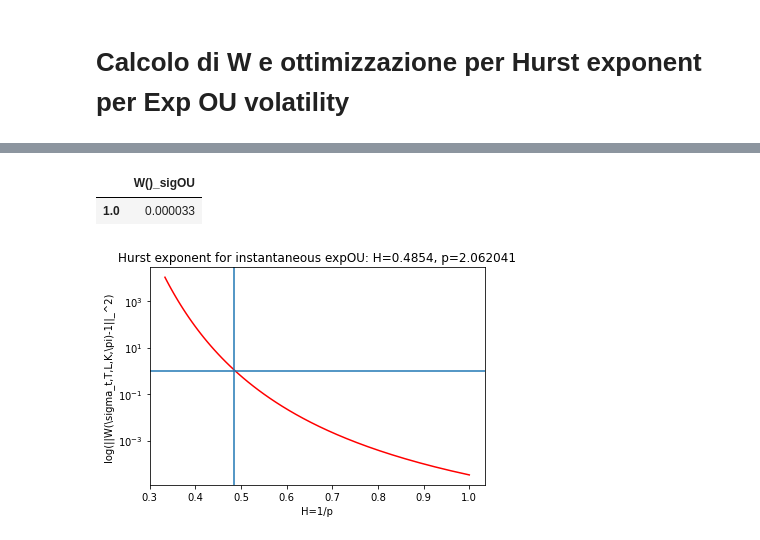
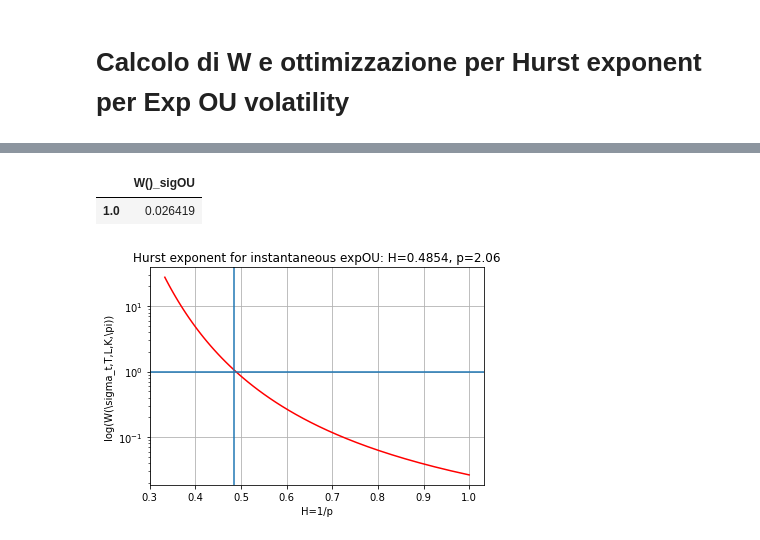
Before and after one commit to macrandrea/RoughVolArtOrArtefact, a Jupyter notebook: Hurst_P-varGIT.ipynb, the cells around one changed output, grey strips where cells are left out. Saved outputs shown, nothing was run; the diff lists cells and outputs as text; code cells hidden in the pictures.

```diff
--- a/Hurst_P-varGIT.ipynb
+++ b/Hurst_P-varGIT.ipynb
@@ -79,7 +79,7 @@ Hrsig=[]
 for p in range(len(P)):
     Hrsig.append(1/P[p])
 for p in range(len(P)):
-    w[p]=np.linalg.norm(em.calcW(s[1],23399,P[p]))**2
+    w[p]=np.linalg.norm(em.calcW(s[1],35,P[p]))**2
 min(w)
 datasig=pd.DataFrame(w,index=P,columns=['W()_sig'])
 datasig[ datasig['W()_sig'] == min(w) ]
@@ -115,7 +116,7 @@ Hrouno=[]
 for p in range(len(P)):
     Hrouno.append(1/P[p])
 for p in range(len(P)):
-    w[p]=np.linalg.norm(em.calcW(fOU,76,P[p]))**2
+    w[p]=np.linalg.norm(em.calcW(fOU,25,P[p]))**2
 min(w)
 dataOU=pd.DataFrame(w,index=P,columns=['W()'])
 dataOU['H']=Hrouno
@@ -141,7 +143,7 @@ Hrou=[]
 for p in range(len(P)):
     Hrou.append(1/P[p])
 for p in range(len(P)):
-    w[p]=np.linalg.norm(em.calcW(fOU,30,P[p]))**2
+    w[p]=np.linalg.norm(em.calcW(fOU,25,P[p]))**2
 min(w)
 dataOU=pd.DataFrame(w,index=P,columns=['W()'])
 dataOU['H']=Hrou
@@ -165,7 +168,7 @@ s=em.gbm_expOU(100,1,23400)
 P=np.linspace(1,3)
 w=np.zeros(len(P))
 for p in range(len(P)):
-    w[p]=np.linalg.norm(em.calcW(s[1],23399,P[p]))**2
+    w[p]=np.linalg.norm(em.calcW(s[1],35,P[p]))**2
 min(w)
 #
 H=[]
@@ -175,20 +178,21 @@ datasigOU=pd.DataFrame(w,index=P,columns=['W()_sigOU'])
 datasigOU[ datasigOU['W()_sigOU'] == min(w) ]
 # %% [output]
 |  | W()_sigOU |
-| 1.0 | 0.000033 |
+| 1.0 | 0.026419 |
 # %%
 plt.semilogy(H,w,'r')
 plt.xlabel('H=1/p')
-plt.ylabel('log(||W(\sigma_t,T,L,K,\pi)-1||_^2)')
+plt.ylabel('log(W(\sigma_t,T,L,K,\pi))')
 #plt.annotate('Expected', xy=(0.5, 0), xytext=(0.5, 1.5))#,arrowprops=dict(facecolor='black', shrink=0.05))
 #plt.annotate('Cont-Das', xy=(0.56, 0), xytext=(0.56, 1))
 #plt.annotate('Our', xy=(0.4851486301343279, 0), xytext=(0.4851486301343279, 1))
-plt.title('Hurst exponent for instantaneous expOU: H=0.4854, p=2.062041')
+plt.title('Hurst exponent for instantaneous expOU: H=0.4854, p=2.06')
 plt.axvline(x=1/2.061224 , ymin=0.0, ymax=7)
 plt.axhline(y=1)
+plt.grid(True)
 plt.show()
 # %% [output]
-[figure, old version]
+[figure, new version]
 # %%
 #logify = lambda arr: np.log(arr)
 #dataOU.apply(logify).plot()
```
Also changed, not shown: parts of 11 cells of this notebook, 3 other files.
